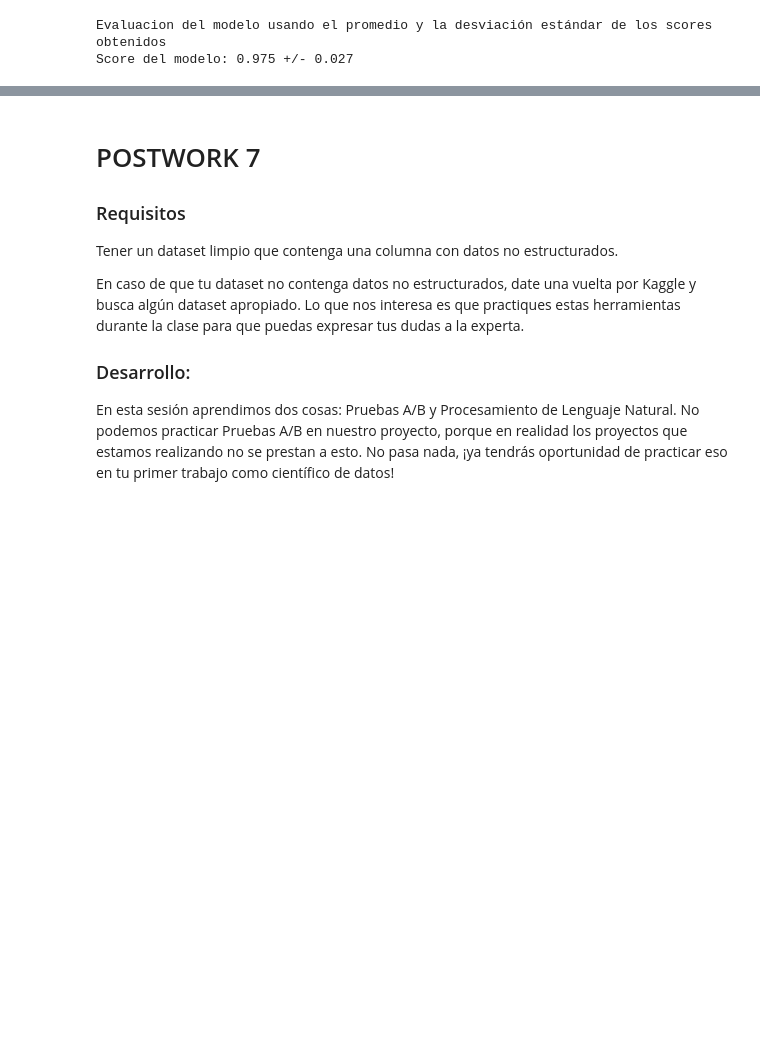
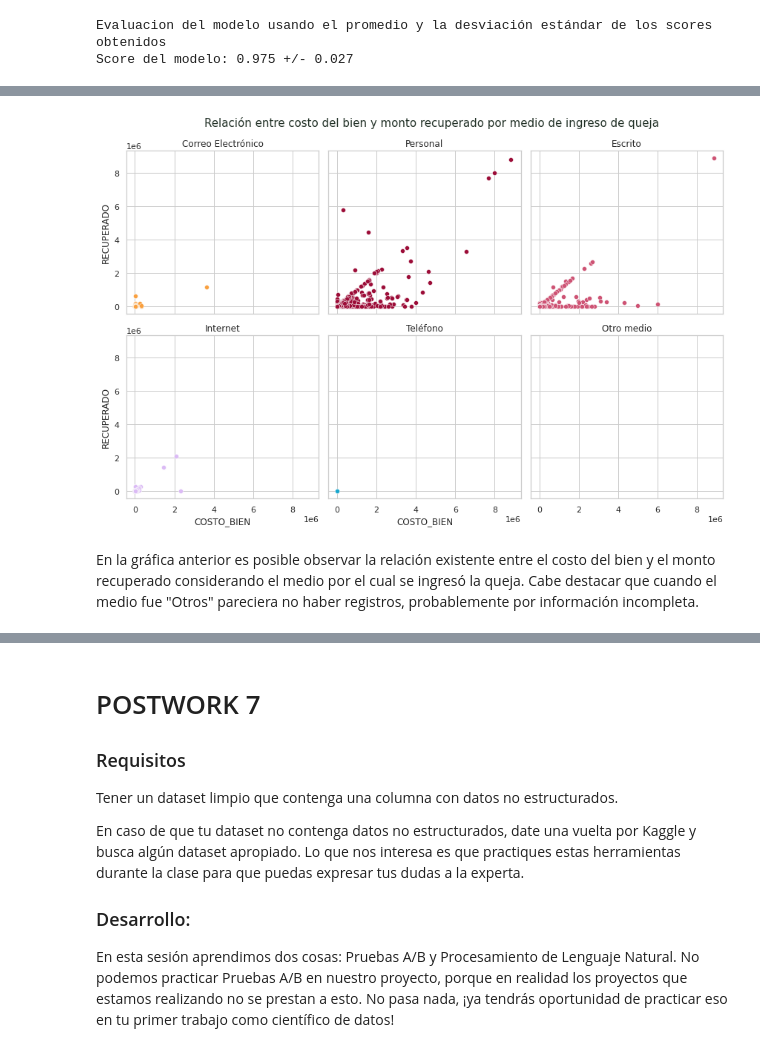
Before and after one commit to adavals/bedu-datascience-f3m1, a Jupyter notebook: postwork__1_al_8_version_2.ipynb, the cells around one changed output, grey strips where cells are left out. Saved outputs shown, nothing was run; the diff lists cells and outputs as text; code cells hidden in the pictures; blank space fills up the shorter version.

```diff
--- a/postwork__1_al_8_version_2.ipynb
+++ b/postwork__1_al_8_version_2.ipynb
@@ -1769,0 +1800,45 @@ PLURALSIGHT y cuestionarios
+# %%
+"""Para responder la pregunta 5.¿Hay diferencia en el resultado de acuerdo con el medio de ingreso de la queja (presencial, internet, teléfono, etc.)?
+podemos auxiliarnos de un Scatterplot con variables condicionantes.
+"""
+#Primero filtramos aquellos registros que lograron conciliarse y después agrupamos por costo del bien, monto recuperado y medio de ingreso.
+df['MEDIO_INGRESO']=df['MEDIO_INGRESO'].str.replace('-', 'Otro medio')
+df_aux = df[(df.COSTO_BIEN >0) & (df.RECUPERADO >0) & (df.ESTADO_PROCESAL == 'Conciliada')]
+df_medio_ingreso = df_aux.groupby('ID_EXP')[['COSTO_BIEN', 'RECUPERADO', 'MEDIO_INGRESO']].max()
+
+correo = df_medio_ingreso[df_medio_ingreso['MEDIO_INGRESO'] == 'Correo Electrónico']
+personal = df_medio_ingreso[df_medio_ingreso['MEDIO_INGRESO'] == 'Personal']
+escrito = df_medio_ingreso[df_medio_ingreso['MEDIO_INGRESO'] == 'Escrito']
+internet = df_medio_ingreso[df_medio_ingreso['MEDIO_INGRESO'] == 'Internet']
+telefono = df_medio_ingreso[df_medio_ingreso['MEDIO_INGRESO'] == 'Teléfono']
+otros = df_medio_ingreso[df_medio_ingreso['MEDIO_INGRESO'] == 'Otro medio']
+# %%
+sns.set_style('whitegrid')
+palette = ["#223127","#9c0d38","#ce5374","#dbbbf5","#F9A03F","#19A7CE","#146C94"]
+
+fig = plt.figure(figsize=(12, 8))
+axes = fig.subplots(2, 3, sharex=True, sharey=True)
+
+sns.scatterplot(x=correo['COSTO_BIEN'], y=correo['RECUPERADO'], ax=axes[0, 0], color=palette[4])
+sns.scatterplot(x=personal['COSTO_BIEN'], y=personal['RECUPERADO'], ax=axes[0, 1], color=palette[1])
+sns.scatterplot(x=escrito['COSTO_BIEN'], y=escrito['RECUPERADO'], ax=axes[0, 2], color=palette[2])
+sns.scatterplot(x=internet['COSTO_BIEN'], y=internet['RECUPERADO'], ax=axes[1, 0], color=palette[3])
+sns.scatterplot(x=telefono['COSTO_BIEN'], y=telefono['RECUPERADO'], ax=axes[1, 1], color=palette[5])
+sns.scatterplot(x=otros['COSTO_BIEN'], y=otros['RECUPERADO'], ax=axes[1, 2], color=palette[6]);
+
+
+axes[0, 0].set_title('Correo Electrónico')
+axes[0, 1].set_title('Personal')
+axes[0, 2].set_title('Escrito')
+axes[1, 0].set_title('Internet')
+axes[1, 1].set_title('Teléfono')
+axes[1, 2].set_title('Otro medio')
+
+fig.suptitle('Relación entre costo del bien y monto recuperado por medio de ingreso de queja', fontsize=15, c=palette[0], x=0.53)
+
+plt.tight_layout()
+plt.subplots_adjust(top=0.9)
+# %% [output]
+[figure, added]
+# %% [markdown]
+En la gráfica anterior es posible observar la relación existente entre el costo del bien y el monto recuperado considerando el medio por el cual se ingresó la queja. Cabe destacar que cuando el medio fue "Otros" pareciera no haber registros, probablemente por información incompleta.
```
Also changed, not shown: parts of 11 cells of this notebook.
